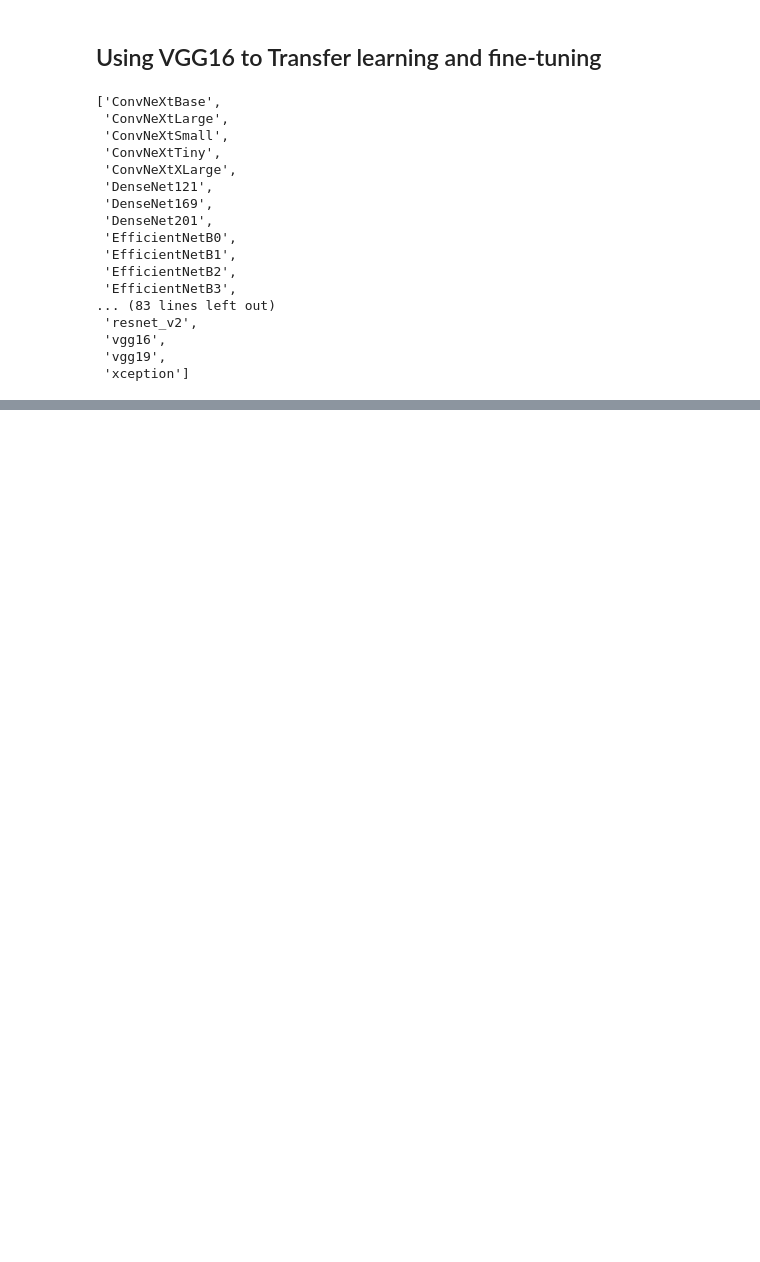
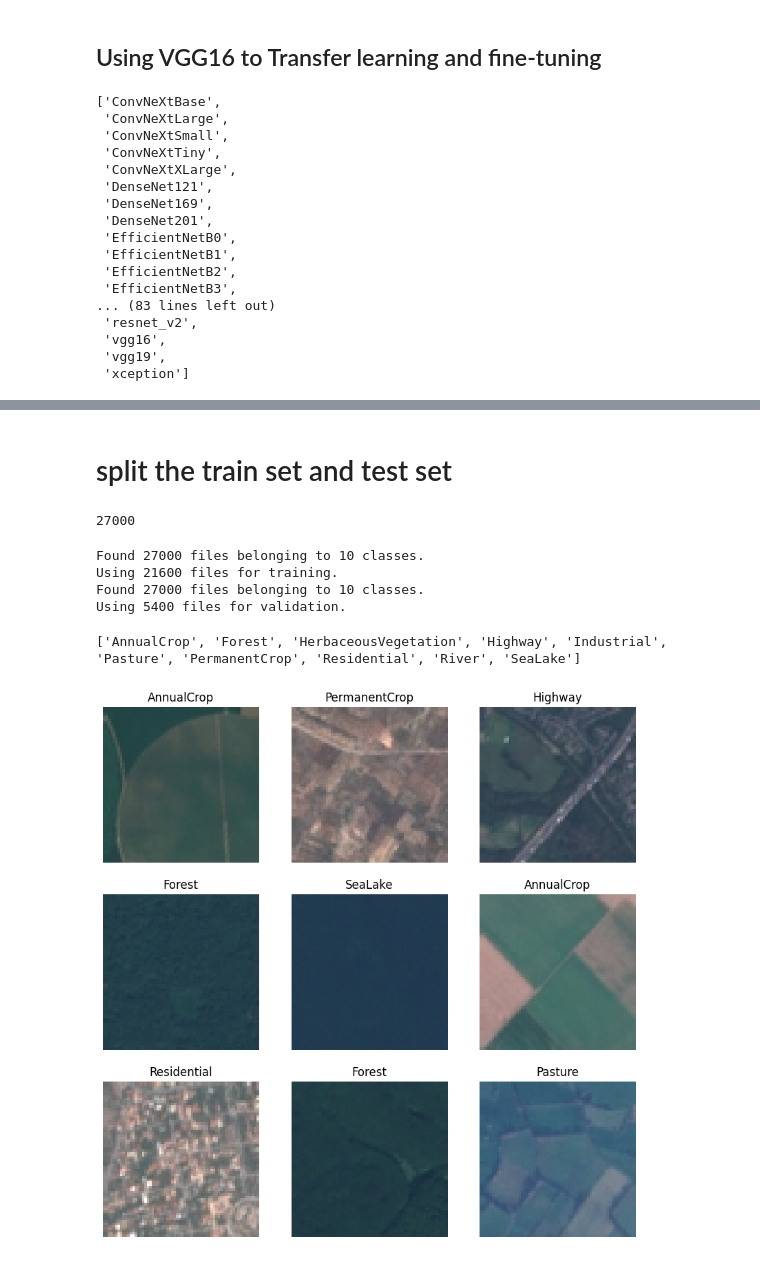
Before and after one commit to wangyichengsh/My-Deep-Learning-Playground, a Jupyter notebook: TensorFlow-PlayGround/VGG16.ipynb, the cells around one changed output, grey strips where cells are left out. Drawn from its saved outputs; the diff is of its cells as text; code cells hidden in the pictures; blank space fills up the shorter version.

```diff
--- a/TensorFlow-PlayGround/VGG16.ipynb
+++ b/TensorFlow-PlayGround/VGG16.ipynb
@@ -27,0 +72,68 @@ dir(tf.keras.applications)
+# %% [markdown]
+# split the train set and test set
+# %%
+import matplotlib.pyplot as plt
+import numpy as np
+import PIL
+
+# make train set
+class_map = {'Pasture': 0,
+ 'River': 1,
+ 'HerbaceousVegetation': 2,
+ 'PermanentCrop': 3,
+ 'AnnualCrop': 4,
+ 'Industrial': 5,
+ 'Forest': 6,
+ 'Highway': 7,
+ 'Residential': 8,
+ 'SeaLake': 9}
+
+data_path = 'data/EuroSAT_RGB/EuroSAT_RGB'
+
+import pathlib
+data_dir = pathlib.Path(data_path).with_suffix('')
+image_count = len(list(data_dir.glob('*/*.jpg')))
+print(image_count)
+# %% [output]
+27000
+# %%
+batch_size = 32
+img_height = 64
+img_width = 64
+train_ds = tf.keras.utils.image_dataset_from_directory(
+  data_dir,
+  validation_split=0.2,
+  subset="training",
+  seed=123,
+  image_size=(img_height, img_width),
+  batch_size=batch_size)
+
+val_ds = tf.keras.utils.image_dataset_from_directory(
+  data_dir,
+  validation_split=0.2,
+  subset="validation",
+  seed=123,
+  image_size=(img_height, img_width),
+  batch_size=batch_size)
+# %% [output]
+Found 27000 files belonging to 10 classes.
+Using 21600 files for training.
+Found 27000 files belonging to 10 classes.
+Using 5400 files for validation.
+# %%
+class_names = train_ds.class_names
+print(class_names)
+# %% [output]
+['AnnualCrop', 'Forest', 'HerbaceousVegetation', 'Highway', 'Industrial', 'Pasture', 'PermanentCrop', 'Residential', 'River', 'SeaLake']
+# %%
+import matplotlib.pyplot as plt
+
+plt.figure(figsize=(10, 10))
+for images, labels in train_ds.take(1):
+  for i in range(9):
+    ax = plt.subplot(3, 3, i + 1)
+    plt.imshow(images[i].numpy().astype("uint8"))
+    plt.title(class_names[labels[i]])
+    plt.axis("off")
+# %% [output]
+[figure, added]
```
Also changed, not shown: parts of 20 cells of this notebook.
